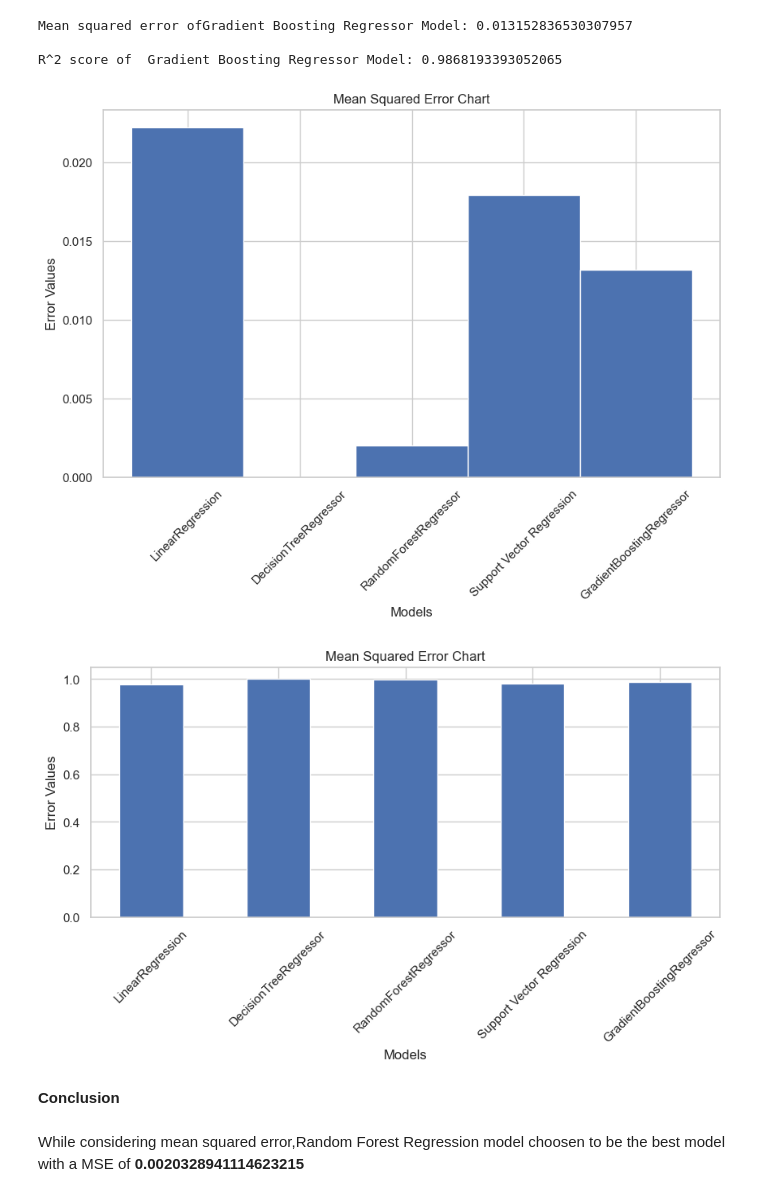
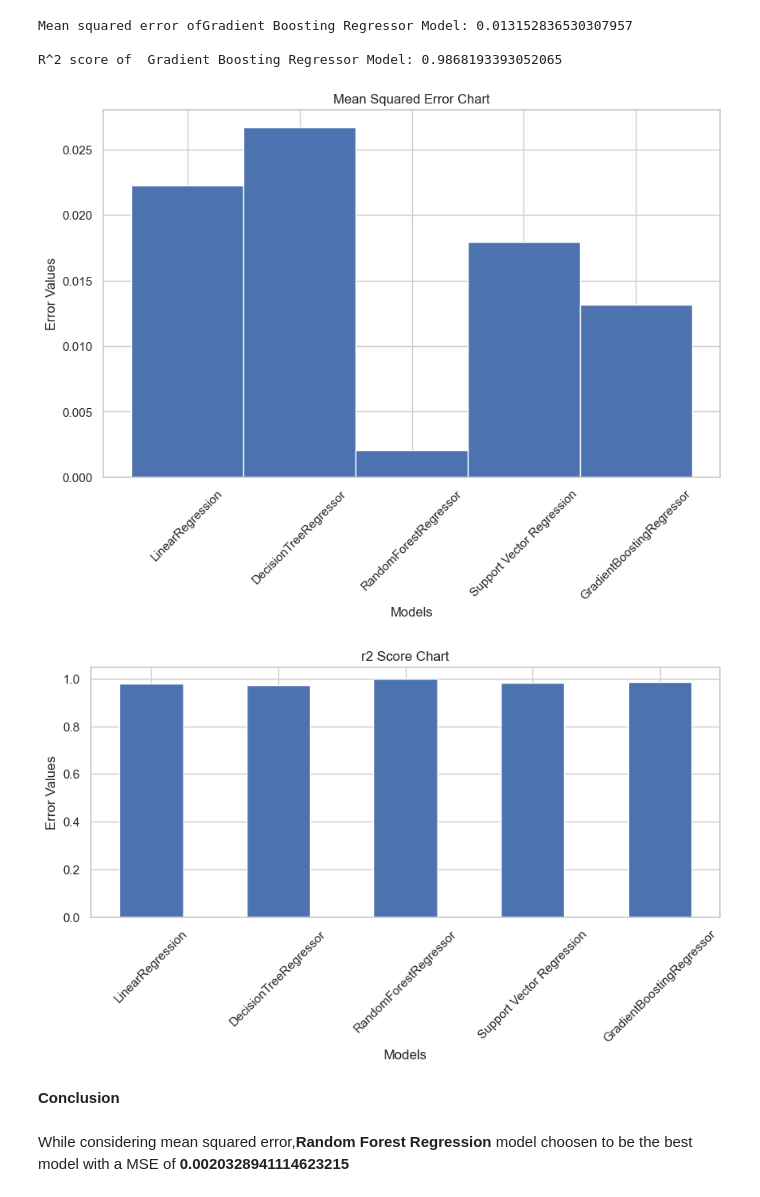
Before and after one commit to sudhishbalan/supply-chain-management-project, a Jupyter notebook: supply chain management.ipynb, the cells around one changed output. Saved outputs shown, nothing was run; the diff lists cells and outputs as text; code cells hidden in the pictures.

```diff
--- a/supply chain management.ipynb
+++ b/supply chain management.ipynb
@@ -234,10 +291,13 @@ data_test['workers_num']= data_test['workers_num'].fillna(data_test['workers_num
 #filling missing values with the median
 data_train['wh_est_year']= data_train['wh_est_year'].fillna(data_train['wh_est_year'].median())
 data_test['wh_est_year']= data_test['wh_est_year'].fillna(data_test['wh_est_year'].median())
-# %%
-#filling missing values with the mode
-data_train['approved_wh_govt_certificate'] = data_train['approved_wh_govt_certificate'].fillna('NIL')
-data_test['approved_wh_govt_certificate'] = data_test['approved_wh_govt_certificate'].fillna('NIL')
+# %%
+# Calculate the mode of 'approved_wh_govt_certificate' in the training set
+mode_value_train = data_train['approved_wh_govt_certificate'].mode()[0]
+
+# Fill missing values with the mode in both training and test sets
+data_train['approved_wh_govt_certificate'] = data_train['approved_wh_govt_certificate'].fillna(mode_value_train)
+data_test['approved_wh_govt_certificate'] = data_test['approved_wh_govt_certificate'].fillna(mode_value_train)
 # %%
 #missing values checking
 data_train.isnull().sum()
@@ -823,0 +806,20 @@ R^2 score of Decision Tree Regression Model: 1.0
+# %%
+
+
+# Assuming X_train and y_train are already defined and preprocessed
+
+# Initialize the Decision Tree Regressor
+model_DIR = DecisionTreeRegressor()
+
+# Fit the model to the training data
+model_DIR.fit(X_train, y_train)
+
+# Make prediction on the training set
+y_pred_DTR = model_DIR.predict(X_test)
+
+# Measuring mean squared error and R^2 score
+mse_DTR = mean_squared_error(y_test, y_pred_DTR)
+r2_DTR = r2_score(y_test, y_pred_DTR)
+
+print("Mean squared error of Decision Tree Regression Model:", mse_DTR,"\n")
+print('R^2 score of Decision Tree Regression Model:', r2_DTR,"\n")
@@ -859,12 +865,12 @@ SVR()
 
 
 # Make prediction on the training set
-y_pred_train = model_SVR.predict(X_test)
+y_pred_SVR = model_SVR.predict(X_test)
 
 # Measuring mean squared error and R^2 score
-mse_SVR = mean_squared_error(y_test, y_pred_train)
-r2_SVR = r2_score(y_test, y_pred_train)
+mse_SVR = mean_squared_error(y_test, y_pred_SVR)
+r2_SVR = r2_score(y_test, y_pred_SVR)
 
-print("Mean squared error of Support Vector machine Model:", mse_DTR, "\n")
-print('R^2 score of  Support Vector machine Model:', r2_DTR, "\n")
+print("Mean squared error of Support Vector machine Model:", mse_SVR, "\n")
+print('R^2 score of  Support Vector machine Model:', r2_SVR, "\n")
 # %% [output]
@@ -928,42 +934,42 @@ plt.xticks(rotation=45)
 # Show plot
 plt.show()
 # %% [output]
-[figure, old version]
+[figure, new version]
 # %%
 r2_list = {
     "LinearRegression":r2_LR,
     "DecisionTreeRegressor":r2_DTR,
     "RandomForestRegressor":r2_RFR,
     "Support Vector Regression":r2_SVR,
     "GradientBoostingRegressor":r2_GBR
 
 }
 
 #Extract keys and values from the dictionary
 keys = list(r2_list.keys())
 values = list(r2_list.values())
 
 
 fig = plt.figure(figsize=(10, 4))
 # Create bar chart
 plt.bar(keys, values, width=0.5)
 # Add labels and title
 plt.xlabel('Models')
 plt.ylabel('Error Values')
-plt.title('Mean Squared Error Chart')
+plt.title('r2 Score Chart')
 
 
 plt.xticks(rotation=45)
 
 
 # Show plot
 plt.show()
 # %% [output]
-[figure, old version]
+[figure, new version]
 # %% [markdown]
 **Conclusion**
 # %% [markdown]
-While considering mean squared error,Random Forest Regression model choosen to be the best model with a  MSE of
+While considering mean squared error,**Random Forest Regression** model choosen to be the best model with a  MSE of
          **0.0020328941114623215**
 # %% [markdown]
 
```
Also changed, not shown: parts of 27 cells of this notebook.
